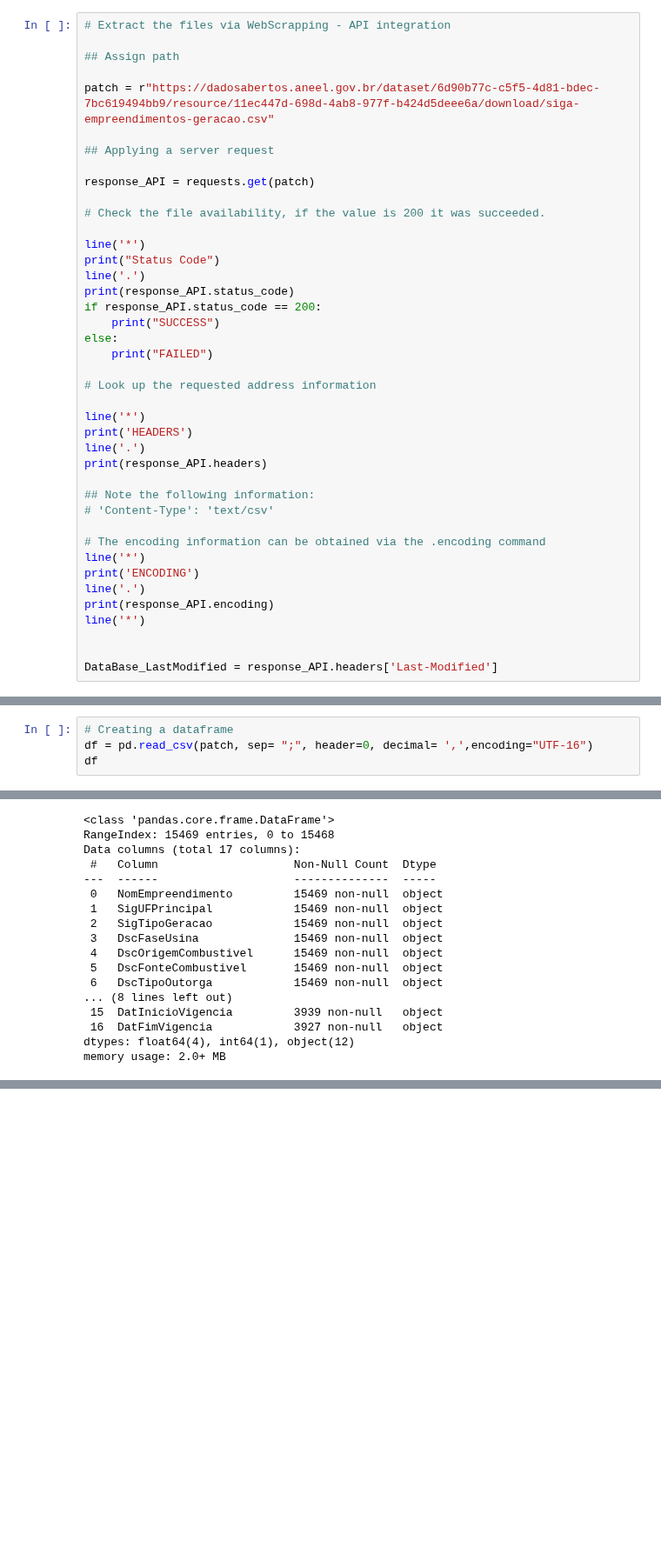
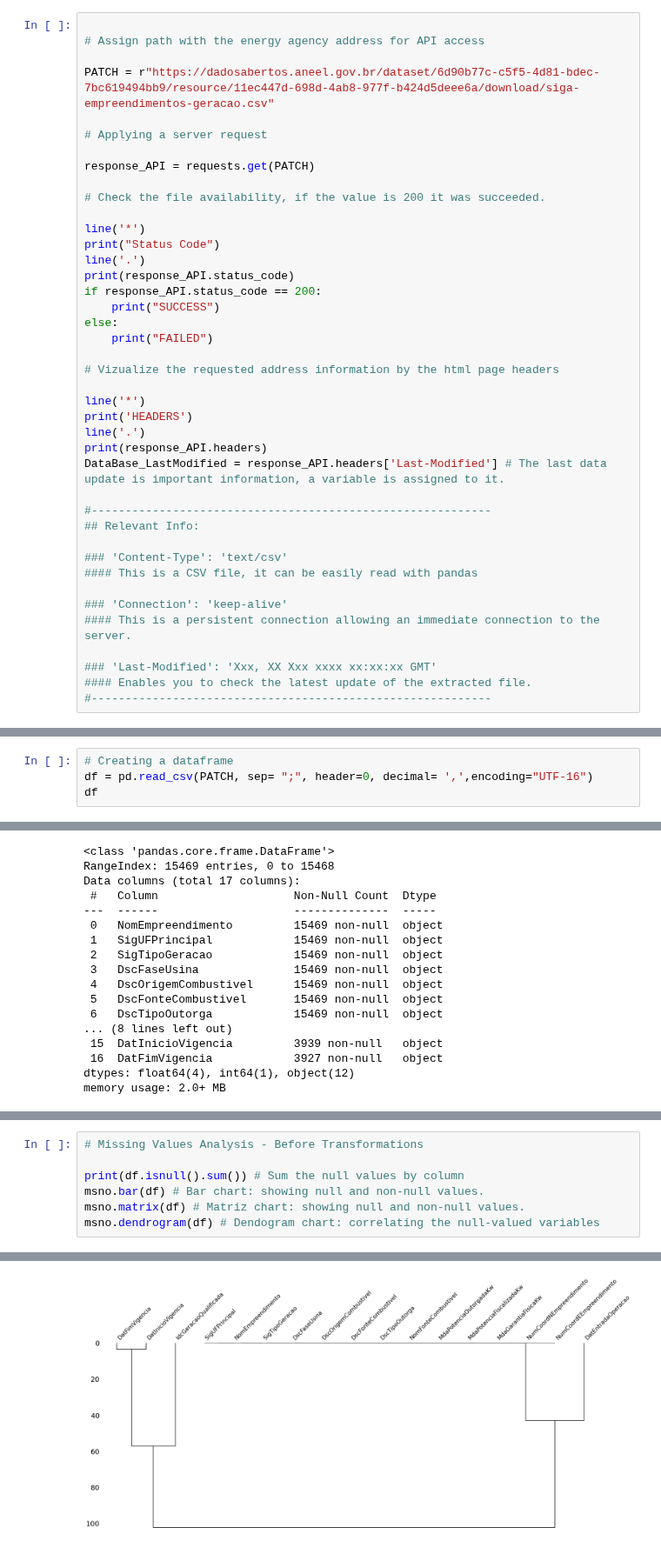
Before and after one commit to viniciusgribas/Analise_dados_geracao_BR, a Jupyter notebook: Analise_Geracao_II/Notebooks/ELT_Notebook.ipynb, the cells around one changed output, grey strips where cells are left out. Shown at 87% size. Cells and saved outputs as stored; diff of their text form; blank space fills up the shorter version.

```diff
--- a/Analise_Geracao_II/Notebooks/ELT_Notebook.ipynb
+++ b/Analise_Geracao_II/Notebooks/ELT_Notebook.ipynb
@@ -39,13 +79,12 @@ def line(x):
 # %%
-# Extract the files via WebScrapping - API integration
 
-## Assign path
+# Assign path with the energy agency address for API access
 
-patch = r"https://dadosabertos.aneel.gov.br/dataset/6d90b77c-c5f5-4d81-bdec-7bc619494bb9/resource/11ec447d-698d-4ab8-977f-b424d5deee6a/download/siga-empreendimentos-geracao.csv"
+PATCH = r"https://dadosabertos.aneel.gov.br/dataset/6d90b77c-c5f5-4d81-bdec-7bc619494bb9/resource/11ec447d-698d-4ab8-977f-b424d5deee6a/download/siga-empreendimentos-geracao.csv"
 
-## Applying a server request
+# Applying a server request
 
-response_API = requests.get(patch)
+response_API = requests.get(PATCH)
 
 # Check the file availability, if the value is 200 it was succeeded.
 
@@ -58,25 +97,26 @@ if response_API.status_code == 200:
 else:
     print("FAILED")
 
-# Look up the requested address information
+# Vizualize the requested address information by the html page headers
 
 line('*')
 print('HEADERS')
 line('.')
 print(response_API.headers)
+DataBase_LastModified = response_API.headers['Last-Modified'] # The last data update is important information, a variable is assigned to it.
 
-## Note the following information:
-# 'Content-Type': 'text/csv'
+#-----------------------------------------------------------
+## Relevant Info:
 
-# The encoding information can be obtained via the .encoding command
-line('*')
-print('ENCODING')
-line('.')
-print(response_API.encoding)
-line('*')
+### 'Content-Type': 'text/csv'
+#### This is a CSV file, it can be easily read with pandas
 
+### 'Connection': 'keep-alive'
+#### This is a persistent connection allowing an immediate connection to the server.
 
-DataBase_LastModified = response_API.headers['Last-Modified']
+### 'Last-Modified': 'Xxx, XX Xxx xxxx xx:xx:xx GMT'
+#### Enables you to check the latest update of the extracted file.
+#-----------------------------------------------------------
 # %% [output]
 **************************************************
 Status Code
@@ -95,6 +146,6 @@ ISO-8859-1
 # %%
 # Creating a dataframe
-df = pd.read_csv(patch, sep= ";", header=0, decimal= ',',encoding="UTF-16")
+df = pd.read_csv(PATCH, sep= ";", header=0, decimal= ',',encoding="UTF-16")
 df
 # %% [output]
 |  | DatGeracaoConjuntoDados | NomEmpreendimento | IdeNucleoCEG | CodCEG | SigUFPrincipal | SigTipoGeracao | ... |
@@ -213,0 +255,8 @@ dtype: int64
+# %%
+# Missing Values Analysis - Before Transformations
+
+print(df.isnull().sum()) # Sum the null values by column
+msno.bar(df) # Bar chart: showing null and non-null values.
+msno.matrix(df) # Matriz chart: showing null and non-null values.
+msno.dendrogram(df) # Dendogram chart: correlating the null-valued variables
+# %% [output]
@@ -214,3 +284,4 @@ dtype: int64
+[figure, added]
 # %%
 # For the 'IdGeracaoQualificada' column the 'nan' values was replaced by "Não"
 # Given that is a Binary Type Variable
```
Also changed, not shown: parts of 30 cells of this notebook, 1 other file.
